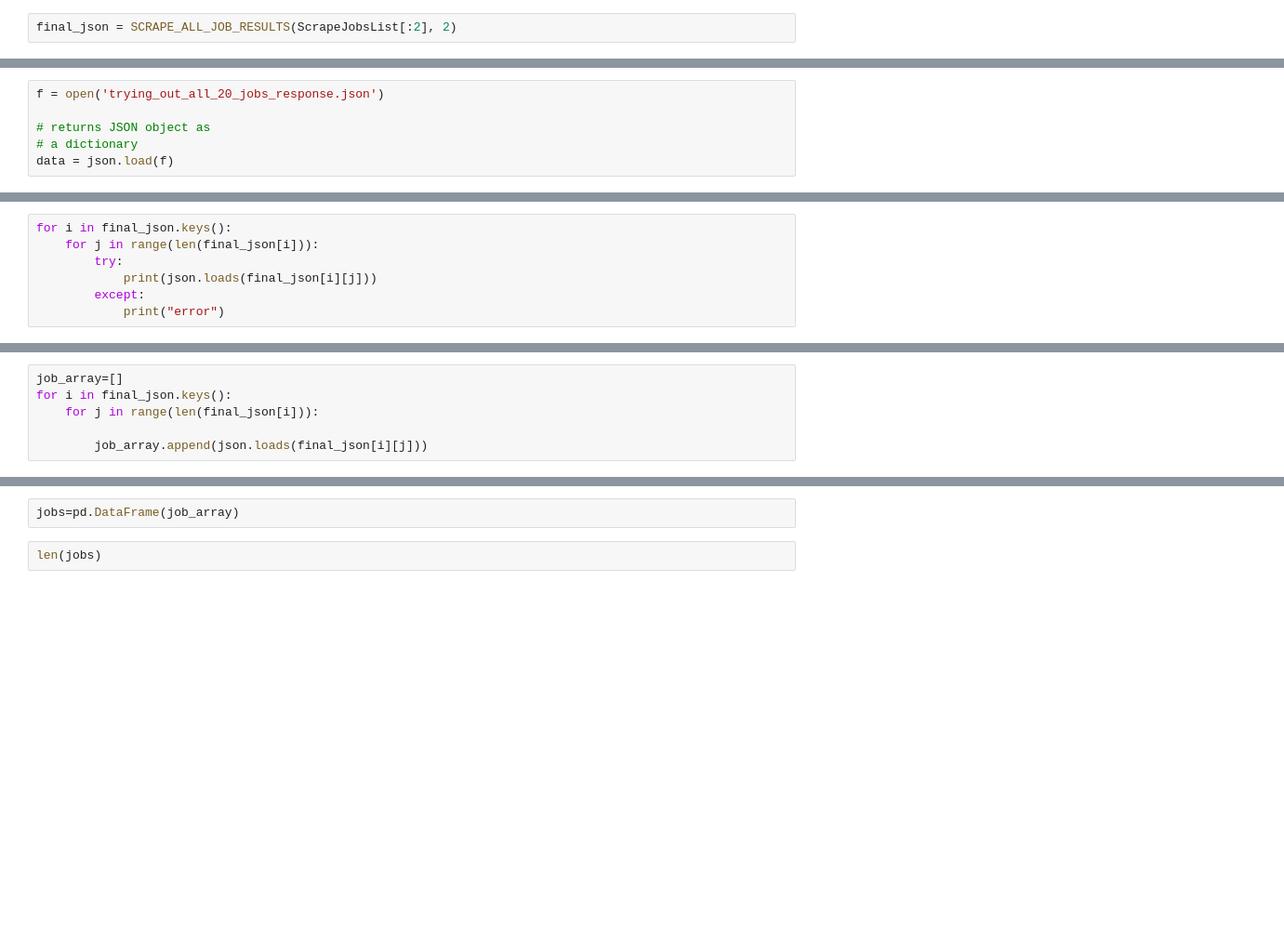
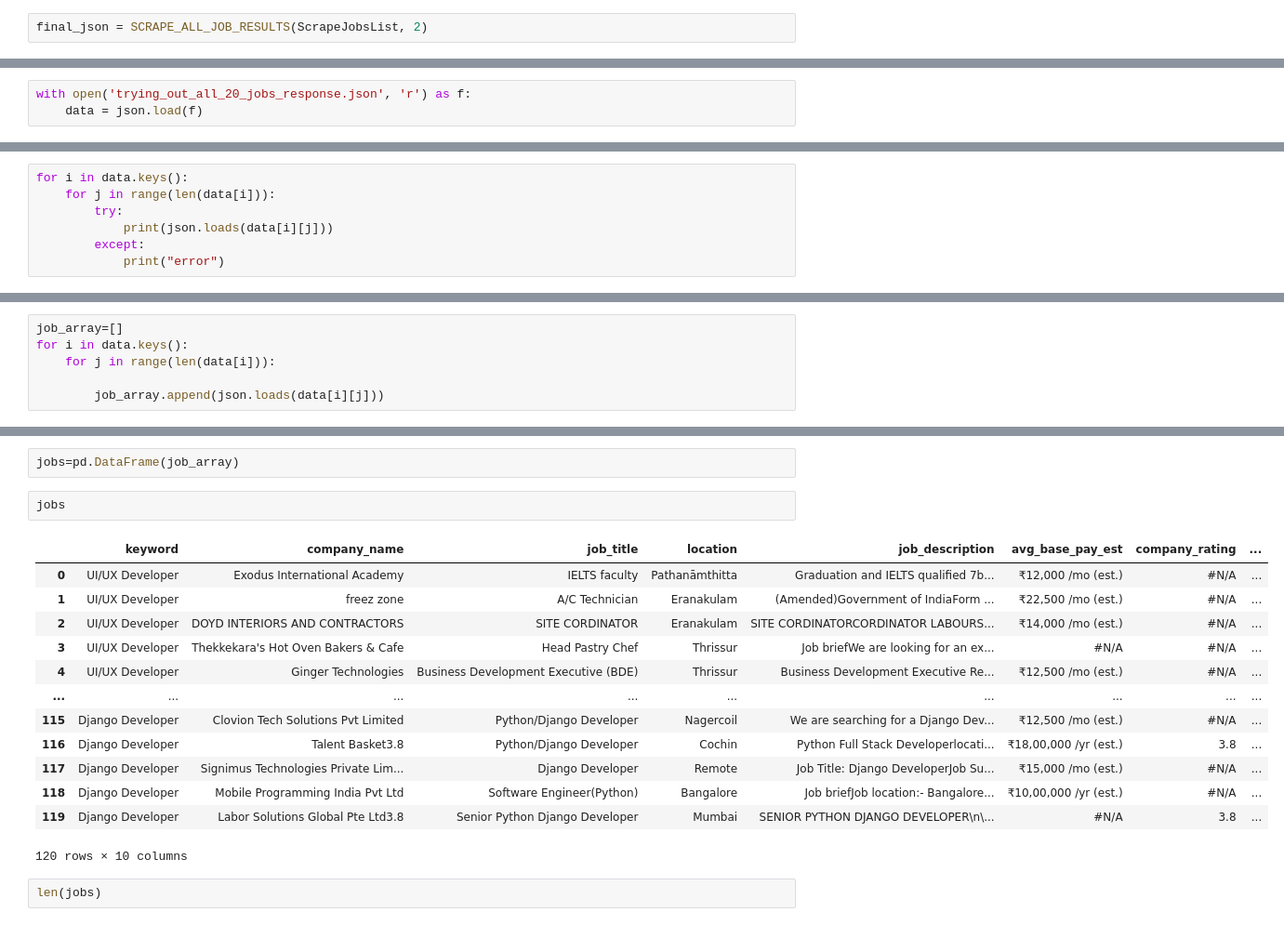
Before and after one commit to 27Ajay2003/mini_pro, a Jupyter notebook: refactored_scrape_glassdoor.ipynb, the cells around one changed output, grey strips where cells are left out. Shown at 93% size. Saved outputs shown, nothing was run; the diff lists cells and outputs as text; blank space fills up the shorter version.

```diff
--- a/refactored_scrape_glassdoor.ipynb
+++ b/refactored_scrape_glassdoor.ipynb
@@ -279,4 +279,4 @@ def SCRAPE_ALL_JOB_RESULTS(ScrapeJobsList, NO_OF_PAGES):
         final_json[job] = scrape_job_results(job, NO_OF_PAGES)
     return final_json
 # %%
-final_json = SCRAPE_ALL_JOB_RESULTS(ScrapeJobsList[:2], 2)
+final_json = SCRAPE_ALL_JOB_RESULTS(ScrapeJobsList, 2)
@@ -308,9 +293,6 @@ final_json
 with open('trying_out_all_20_jobs_response.json', 'w') as f:
     json.dump(final_json, f)
 # %%
-f = open('trying_out_all_20_jobs_response.json')
-
-# returns JSON object as
-# a dictionary
-data = json.load(f)
+with open('trying_out_all_20_jobs_response.json', 'r') as f:
+    data = json.load(f)
 # %%
@@ -320,8 +302,8 @@ dict_keys(['React Developer', 'Data Analyst'])
 # %%
-for i in final_json.keys():
-    for j in range(len(final_json[i])):
+for i in data.keys():
+    for j in range(len(data[i])):
         try:
-            print(json.loads(final_json[i][j]))
+            print(json.loads(data[i][j]))
         except:
             print("error")
 # %% [output]
@@ -345,9 +327,9 @@ for i in final_json.keys():
 # %%
 job_array=[]
-for i in final_json.keys():
-    for j in range(len(final_json[i])):
+for i in data.keys():
+    for j in range(len(data[i])):
 
-        job_array.append(json.loads(final_json[i][j]))
+        job_array.append(json.loads(data[i][j]))
 # %%
 count=0
 for i in job_array:
@@ -360,5 +342,21 @@ count
 # %%
 jobs=pd.DataFrame(job_array)
+# %%
+jobs
+# %% [output]
+|  | keyword | company_name | job_title | location | job_description | avg_base_pay_est | company_rating | ... |
+| 0 | UI/UX Developer | Exodus International Academy | IELTS faculty | Pathanāmthitta | Graduation and IELTS qualified 7b... | ₹12,000 /mo (est.) | #N/A | ... |
+| 1 | UI/UX Developer | freez zone | A/C Technician | Eranakulam | (Amended)Government of IndiaForm ... | ₹22,500 /mo (est.) | #N/A | ... |
+| 2 | UI/UX Developer | DOYD INTERIORS AND CONTRACTORS | SITE CORDINATOR | Eranakulam | SITE CORDINATORCORDINATOR LABOURS... | ₹14,000 /mo (est.) | #N/A | ... |
+| 3 | UI/UX Developer | Thekkekara's Hot Oven Bakers & Cafe | Head Pastry Chef | Thrissur | Job briefWe are looking for an ex... | #N/A | #N/A | ... |
+| 4 | UI/UX Developer | Ginger Technologies | Business Development Executive (BDE) | Thrissur | Business Development Executive Re... | ₹12,500 /mo (est.) | #N/A | ... |
+| ... | ... | ... | ... | ... | ... | ... | ... | ... |
+| 115 | Django Developer | Clovion Tech Solutions Pvt Limited | Python/Django Developer | Nagercoil | We are searching for a Django Dev... | ₹12,500 /mo (est.) | #N/A | ... |
+| 116 | Django Developer | Talent Basket3.8 | Python/Django Developer | Cochin | Python Full Stack Developerlocati... | ₹18,00,000 /yr (est.) | 3.8 | ... |
+| 117 | Django Developer | Signimus Technologies Private Lim... | Django Developer | Remote | Job Title: Django DeveloperJob Su... | ₹15,000 /mo (est.) | #N/A | ... |
+| 118 | Django Developer | Mobile Programming India Pvt Ltd | Software Engineer(Python) | Bangalore | Job briefJob location:- Bangalore... | ₹10,00,000 /yr (est.) | #N/A | ... |
+| 119 | Django Developer | Labor Solutions Global Pte Ltd3.8 | Senior Python Django Developer | Mumbai | SENIOR PYTHON DJANGO DEVELOPER\n\... | #N/A | 3.8 | ... |
+120 rows × 10 columns
 # %%
 len(jobs)
 # %% [output]
```
Also changed, not shown: parts of 19 cells of this notebook.
